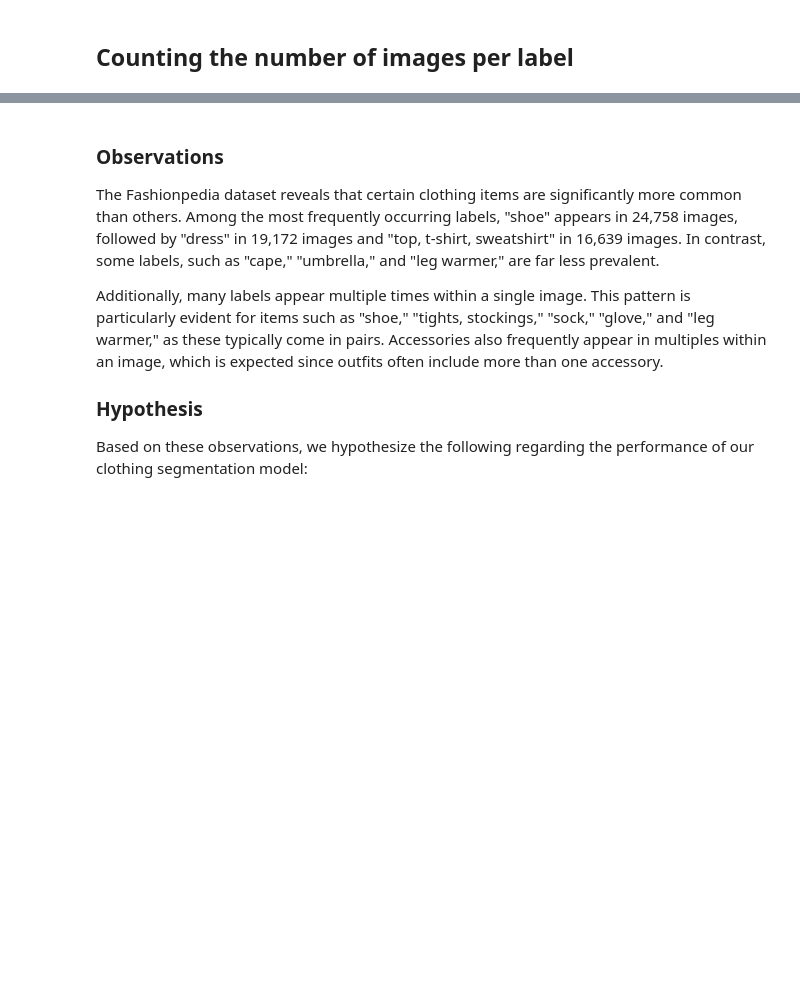
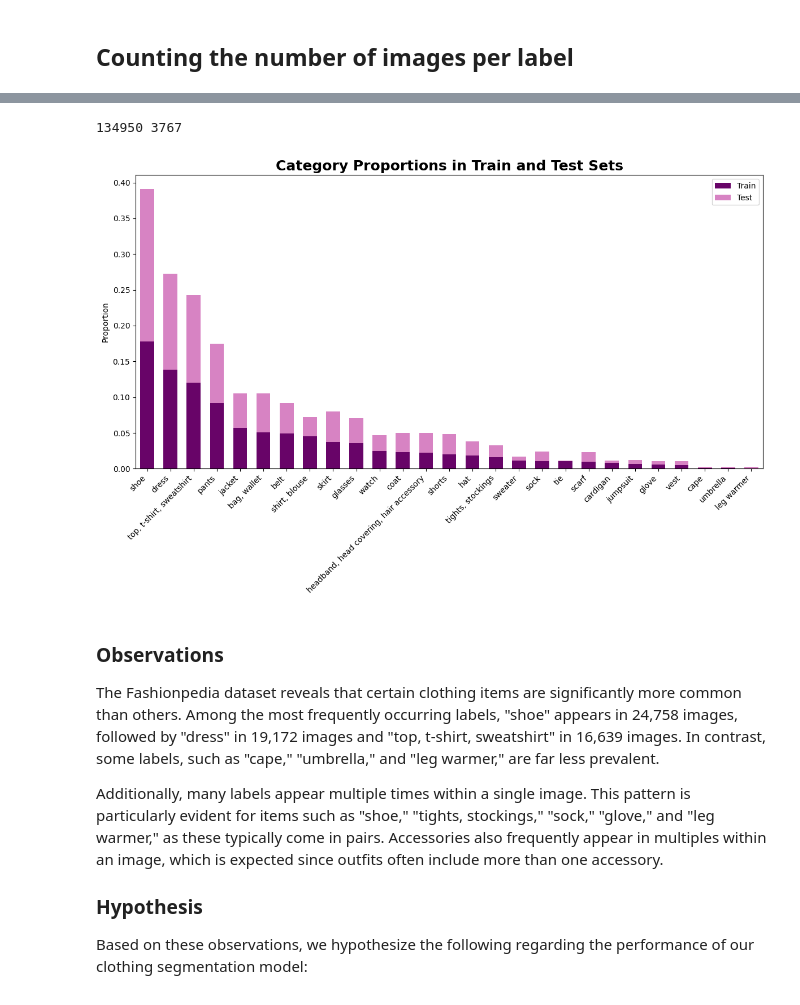
Before and after one commit to ZachParent/mai-object-recognition, a Jupyter notebook: practicals/p2/notebooks/dataset_analysis.ipynb, the cells around one changed output, grey strips where cells are left out. Saved outputs shown, nothing was run; the diff lists cells and outputs as text; code cells hidden in the pictures; blank space fills up the shorter version.

```diff
--- a/practicals/p2/notebooks/dataset_analysis.ipynb
+++ b/practicals/p2/notebooks/dataset_analysis.ipynb
@@ -203,3 +272,55 @@ plt.show()
+# %%
+sorted_df = count_df.sort_values("image_count", ascending=False)
+
+categories = sorted_df["category_name"]
+train_counts = train_count_df.set_index("category_name").loc[categories, "image_count"]
+test_counts = test_count_df.set_index("category_name").loc[categories, "image_count"]
+
+train_proportions = train_counts / train_counts.sum()
+test_proportions = test_counts / test_counts.sum()
+
+test_color = "#CD64B5"
+train_color = "#680468"
+
+fig, ax = plt.subplots(figsize=(12, 8))
+bar_width = 0.6
+x = np.arange(len(categories))
+
+ax.bar(
+    x,
+    train_proportions,
+    color=train_color,
+    label="Train",
+    width=bar_width,
+    align="center",
+)
+ax.bar(
+    x,
+    test_proportions,
+    color=test_color,
+    bottom=train_proportions,
+    label="Test",
+    width=bar_width,
+    alpha=0.8,
+    align="center",
+)
+
+ax.set_xticks(x)
+ax.set_xticklabels(categories, rotation=45, ha="right")
+ax.set_ylabel("Proportion")
+ax.set_title(
+    "Category Proportions in Train and Test Sets", fontsize=18, fontweight="bold"
+)
+
+ax.set_xlim(-0.5, len(categories) - 0.5)
+
+ax.legend()
+plt.tight_layout()
+plt.savefig(FIGURES_DIR / "train_test_category_proportions.png")
+plt.show()
+# %% [output]
+134950 3767
+[figure, added]
 # %% [markdown]
 ### Observations
 
```
Also changed, not shown: parts of 6 cells of this notebook, 4 other files.
